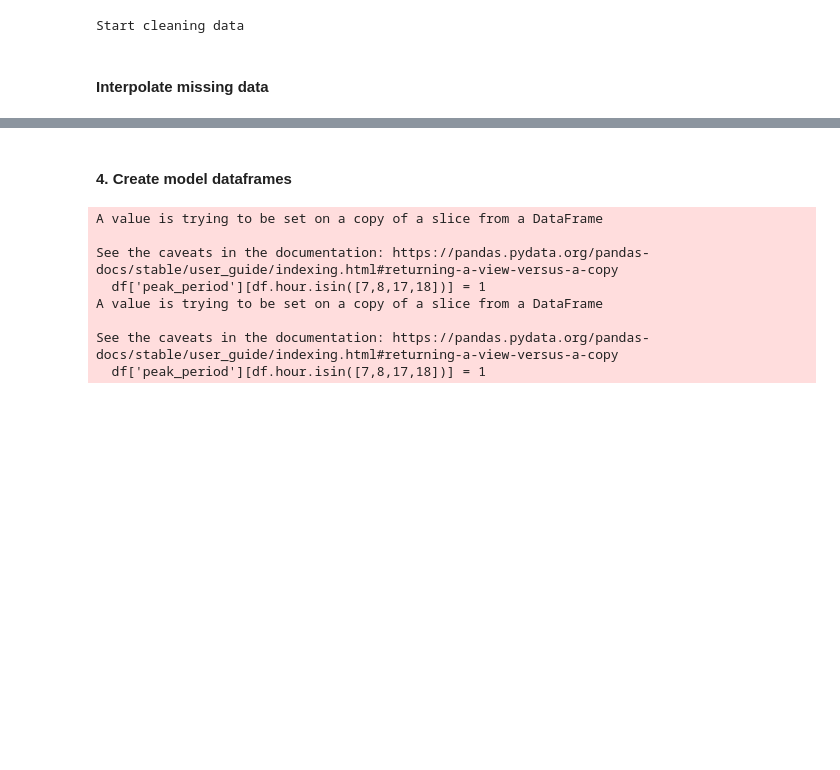
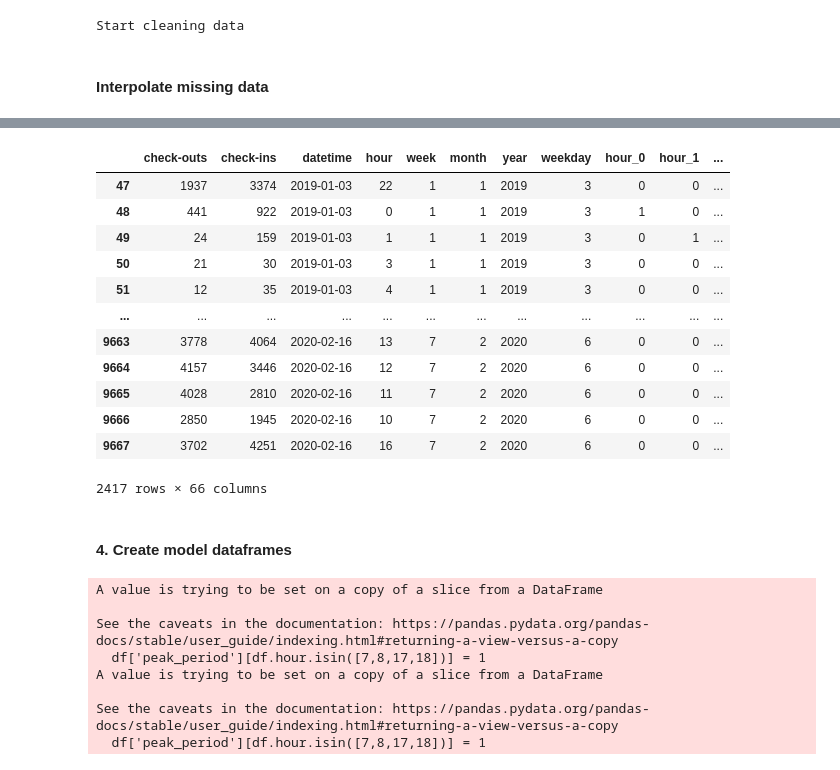
Before and after one commit to AntonisKl/Amsterdam-Metro-Crowdedness-Prediction, a Jupyter notebook: notebooks_predictions/gvb_week/GVB_predictions_week_ahead_v2.ipynb, the cells around one changed output, grey strips where cells are left out. Saved outputs shown, nothing was run; the diff lists cells and outputs as text; code cells hidden in the pictures; blank space fills up the shorter version.

```diff
--- a/notebooks_predictions/gvb_week/GVB_predictions_week_ahead_v2.ipynb
+++ b/notebooks_predictions/gvb_week/GVB_predictions_week_ahead_v2.ipynb
@@ -212,5 +268,21 @@ for df in gvb_dfs_interpolated:
     df[['check-ins_week_ago', 'check-outs_week_ago']] = df.apply(lambda x: h.get_crowd_last_week(df, x), axis=1, result_type="expand")
 
     gvb_dfs_final.append(df)
+# %%
+gvb_dfs_final[0][gvb_dfs_final[0]['planned_event'] != 0]
+# %% [output]
+|  | check-outs | check-ins | datetime | hour | week | month | year | weekday | hour_0 | hour_1 | ... |
+| 47 | 1937 | 3374 | 2019-01-03 | 22 | 1 | 1 | 2019 | 3 | 0 | 0 | ... |
+| 48 | 441 | 922 | 2019-01-03 | 0 | 1 | 1 | 2019 | 3 | 1 | 0 | ... |
+| 49 | 24 | 159 | 2019-01-03 | 1 | 1 | 1 | 2019 | 3 | 0 | 1 | ... |
+| 50 | 21 | 30 | 2019-01-03 | 3 | 1 | 1 | 2019 | 3 | 0 | 0 | ... |
+| 51 | 12 | 35 | 2019-01-03 | 4 | 1 | 1 | 2019 | 3 | 0 | 0 | ... |
+| ... | ... | ... | ... | ... | ... | ... | ... | ... | ... | ... | ... |
+| 9663 | 3778 | 4064 | 2020-02-16 | 13 | 7 | 2 | 2020 | 6 | 0 | 0 | ... |
+| 9664 | 4157 | 3446 | 2020-02-16 | 12 | 7 | 2 | 2020 | 6 | 0 | 0 | ... |
+| 9665 | 4028 | 2810 | 2020-02-16 | 11 | 7 | 2 | 2020 | 6 | 0 | 0 | ... |
+| 9666 | 2850 | 1945 | 2020-02-16 | 10 | 7 | 2 | 2020 | 6 | 0 | 0 | ... |
+| 9667 | 3702 | 4251 | 2020-02-16 | 16 | 7 | 2 | 2020 | 6 | 0 | 0 | ... |
+2417 rows × 66 columns
 # %% [markdown]
 #### 4. Create model dataframes
```
Also changed, not shown: parts of 13 cells of this notebook, 1 other file.
